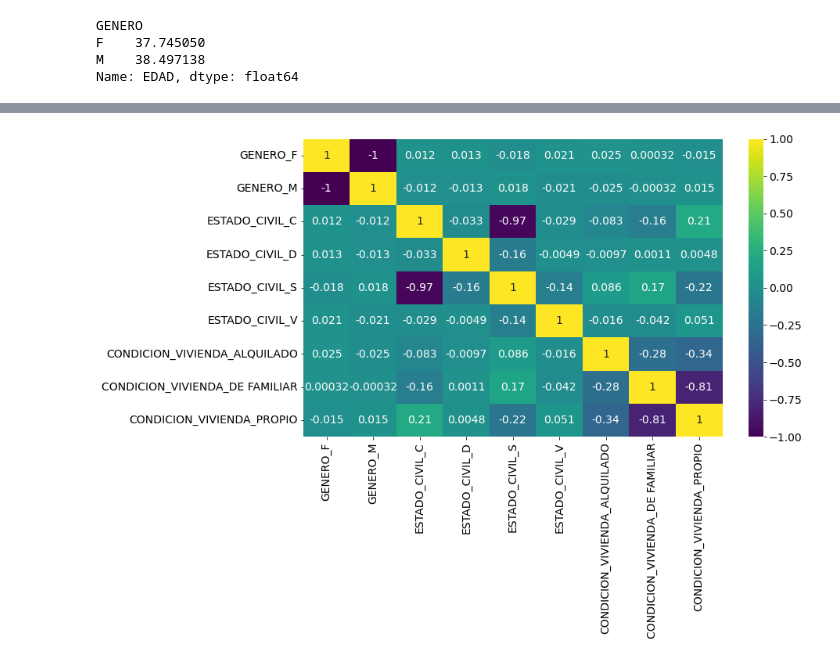
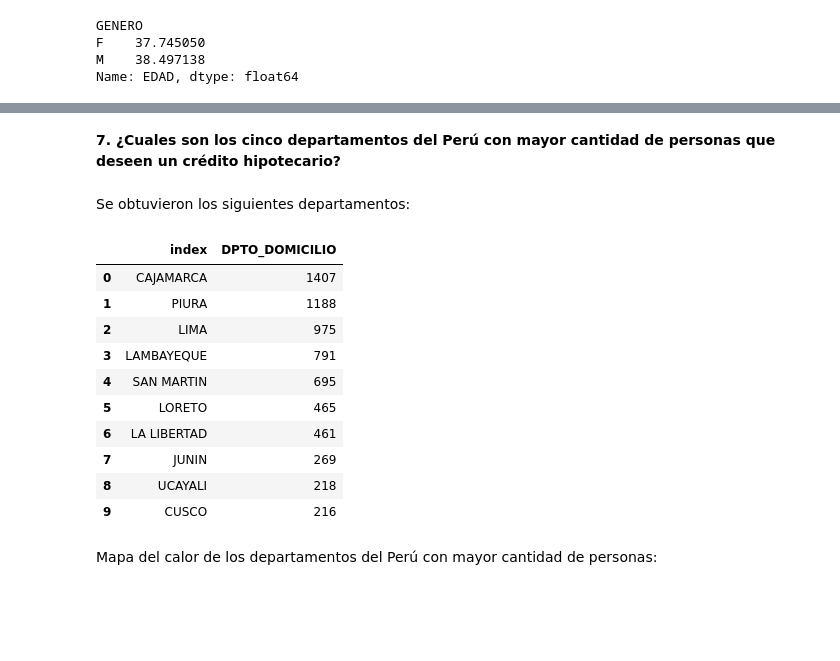
Before and after one commit to MiguelAngelTinocoArroyo/DataAnalytics, a Jupyter notebook: Source/Proyecto.ipynb, the cells around one changed output, grey strips where cells are left out. Cells and saved outputs as stored; diff of their text form; code cells hidden in the pictures; blank space fills up the shorter version.

```diff
--- a/Source/Proyecto.ipynb
+++ b/Source/Proyecto.ipynb
@@ -643,10 +634,21 @@ df1 = copy.copy(one_hot_enc)
-# %%
-plt.rcParams['figure.figsize']= 12,7
-plt.rcParams['font.size'] = 14
-
-df_small = df1.iloc[:,:11]
-correlation = df_small.corr()
-sns.heatmap(correlation, annot = True, cmap = sns.color_palette('viridis', as_cmap=True))
-plt.show()
-# %% [output]
-[figure, removed]
+# %% [markdown]
+**7. ¿Cuales son los cinco departamentos del Perú con mayor cantidad de personas que deseen un crédito hipotecario?**
+# %% [markdown]
+Se obtuvieron los siguientes departamentos:
+# %%
+# Contamos la cantidad de personas por departamento en el Perú
+conteo_x_dept = df['DPTO_DOMICILIO'].value_counts()
+conteo_x_dept = conteo_x_dept.reset_index()
+conteo_x_dept.head(10)
+# %% [output]
+|  | index | DPTO_DOMICILIO |
+| 0 | CAJAMARCA | 1407 |
+| 1 | PIURA | 1188 |
+| 2 | LIMA | 975 |
+| 3 | LAMBAYEQUE | 791 |
+| 4 | SAN MARTIN | 695 |
+| 5 | LORETO | 465 |
+| 6 | LA LIBERTAD | 461 |
+| 7 | JUNIN | 269 |
+| 8 | UCAYALI | 218 |
+| 9 | CUSCO | 216 |
@@ -652,0 +658,2 @@ plt.show()
+# %% [markdown]
+Mapa del calor de los departamentos del Perú con mayor cantidad de personas:
```
Also changed, not shown: parts of 23 cells of this notebook.
